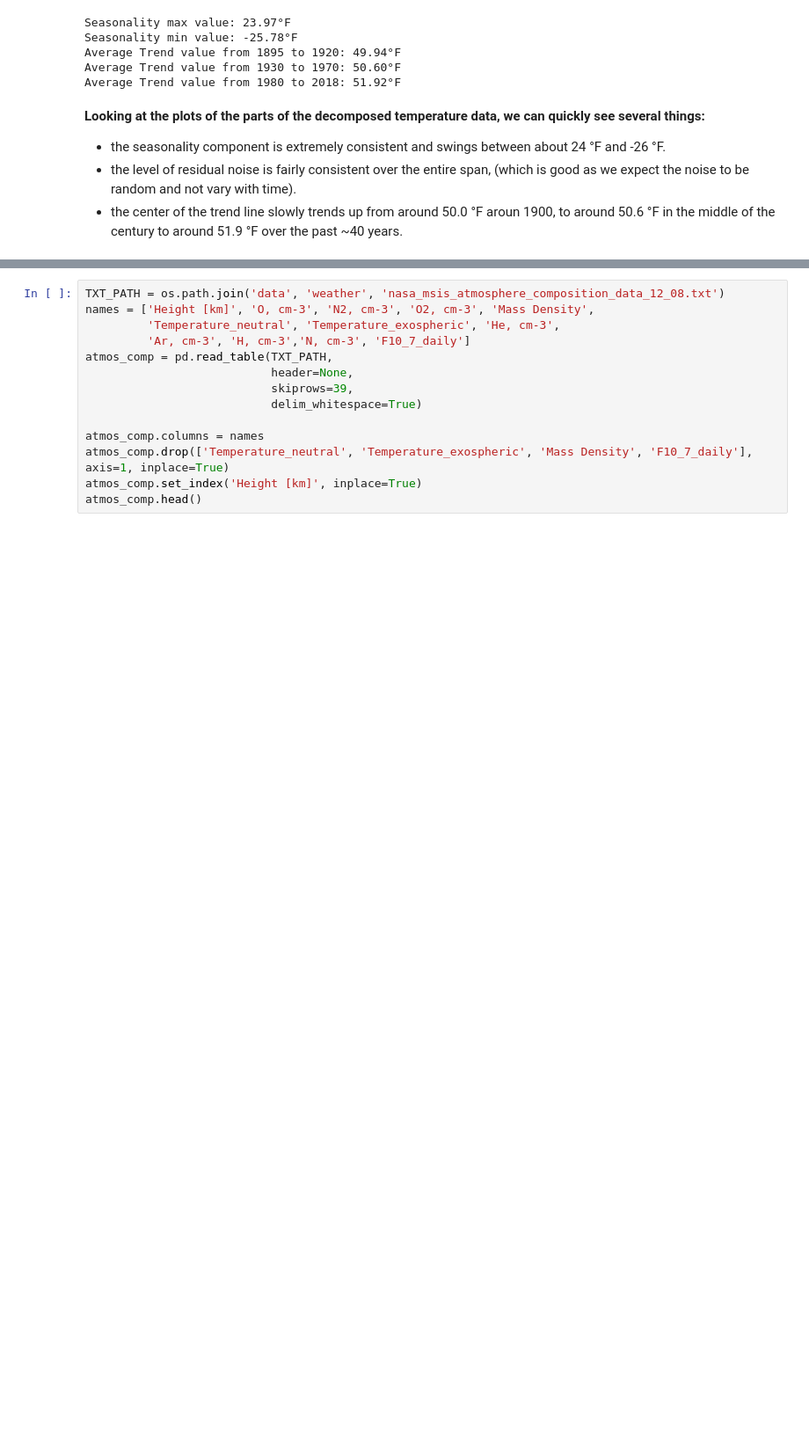
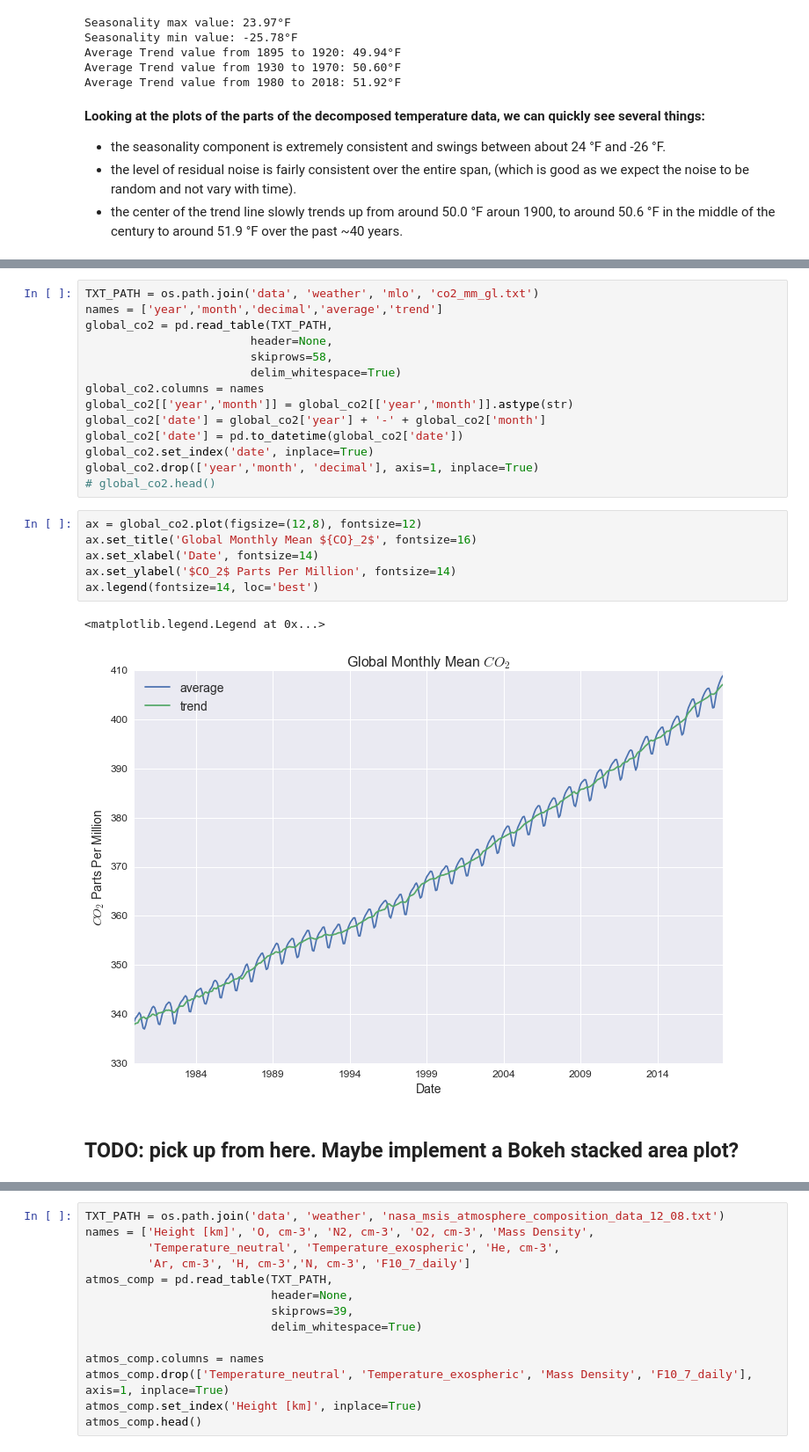
Before and after one commit to MattTriano/personal_site_public, a Jupyter notebook: Climate_Change_and_CO2.ipynb, the cells around one changed output, grey strips where cells are left out. Shown at 88% size. Saved outputs shown, nothing was run; the diff lists cells and outputs as text; blank space fills up the shorter version.

```diff
--- a/Climate_Change_and_CO2.ipynb
+++ b/Climate_Change_and_CO2.ipynb
@@ -199,0 +241,25 @@ mlo_co2.head()
+# %%
+TXT_PATH = os.path.join('data', 'weather', 'mlo', 'co2_mm_gl.txt')
+names = ['year','month','decimal','average','trend']
+global_co2 = pd.read_table(TXT_PATH,
+                        header=None,
+                        skiprows=58,
+                        delim_whitespace=True)
+global_co2.columns = names
+global_co2[['year','month']] = global_co2[['year','month']].astype(str)
+global_co2['date'] = global_co2['year'] + '-' + global_co2['month']
+global_co2['date'] = pd.to_datetime(global_co2['date'])
+global_co2.set_index('date', inplace=True)
+global_co2.drop(['year','month', 'decimal'], axis=1, inplace=True)
+# global_co2.head()
+# %%
+ax = global_co2.plot(figsize=(12,8), fontsize=12)
+ax.set_title('Global Monthly Mean ${CO}_2$', fontsize=16)
+ax.set_xlabel('Date', fontsize=14)
+ax.set_ylabel('$CO_2$ Parts Per Million', fontsize=14)
+ax.legend(fontsize=14, loc='best')
+# %% [output]
+<matplotlib.legend.Legend at 0x...>
+[figure, added]
+# %% [markdown]
+## TODO: pick up from here. Maybe implement a Bokeh stacked area plot?
```
Also changed, not shown: parts of 29 cells of this notebook, 5 other files.
